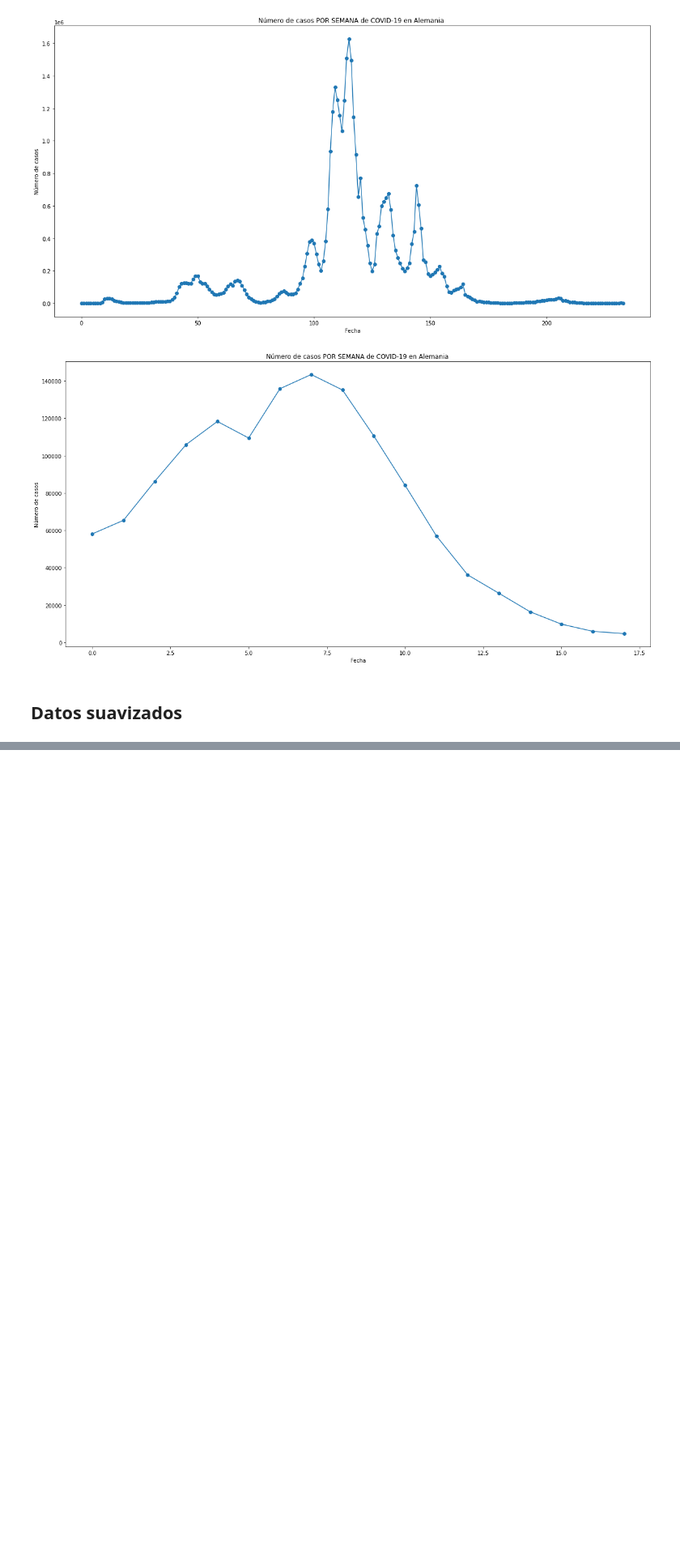
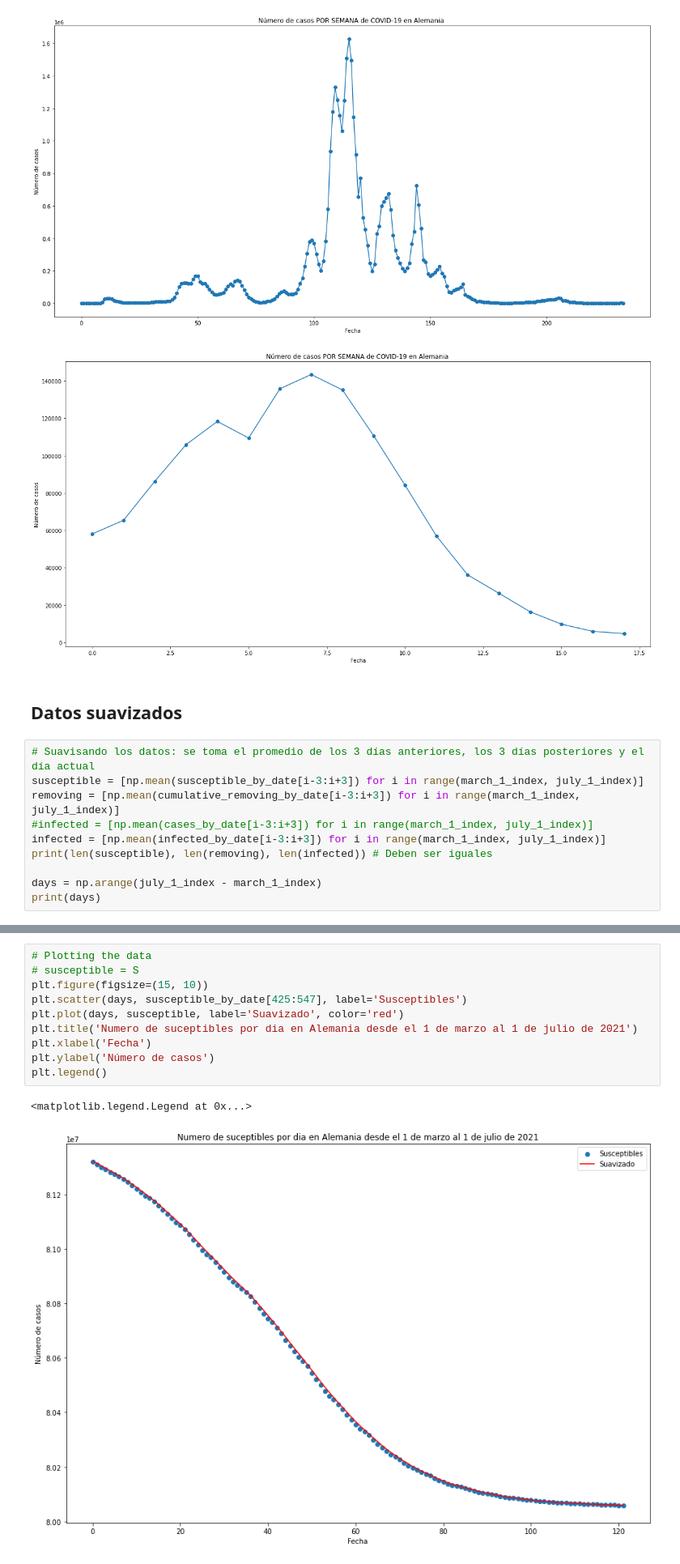
Before and after one commit to oazula/Dinamica-V, a Jupyter notebook: Analisis de datos Alemania.ipynb, the cells around one changed output, grey strips where cells are left out. Shown at 81% size. Saved outputs shown, nothing was run; the diff lists cells and outputs as text; blank space fills up the shorter version.

```diff
--- a/Analisis de datos Alemania.ipynb
+++ b/Analisis de datos Alemania.ipynb
@@ -315,3 +318,13 @@ Text(0, 0.5, 'Número de casos')
 [figure]
 # %% [markdown]
 ## Datos suavizados
+# %%
+# Suavisando los datos: se toma el promedio de los 3 días anteriores, los 3 días posteriores y el día actual
+susceptible = [np.mean(susceptible_by_date[i-3:i+3]) for i in range(march_1_index, july_1_index)]
+removing = [np.mean(cumulative_removing_by_date[i-3:i+3]) for i in range(march_1_index, july_1_index)]
+#infected = [np.mean(cases_by_date[i-3:i+3]) for i in range(march_1_index, july_1_index)]
+infected = [np.mean(infected_by_date[i-3:i+3]) for i in range(march_1_index, july_1_index)]
+print(len(susceptible), len(removing), len(infected)) # Deben ser iguales
+
+days = np.arange(july_1_index - march_1_index)
+print(days)
@@ -317,0 +340,13 @@ Text(0, 0.5, 'Número de casos')
+# %%
+# Plotting the data
+# susceptible = S
+plt.figure(figsize=(15, 10))
+plt.scatter(days, susceptible_by_date[425:547], label='Susceptibles')
+plt.plot(days, susceptible, label='Suavizado', color='red')
+plt.title('Numero de suceptibles por dia en Alemania desde el 1 de marzo al 1 de julio de 2021')
+plt.xlabel('Fecha')
+plt.ylabel('Número de casos')
+plt.legend()
+# %% [output]
+<matplotlib.legend.Legend at 0x...>
+[figure, added]
```
Also changed, not shown: parts of 6 cells of this notebook, 2 other files.
